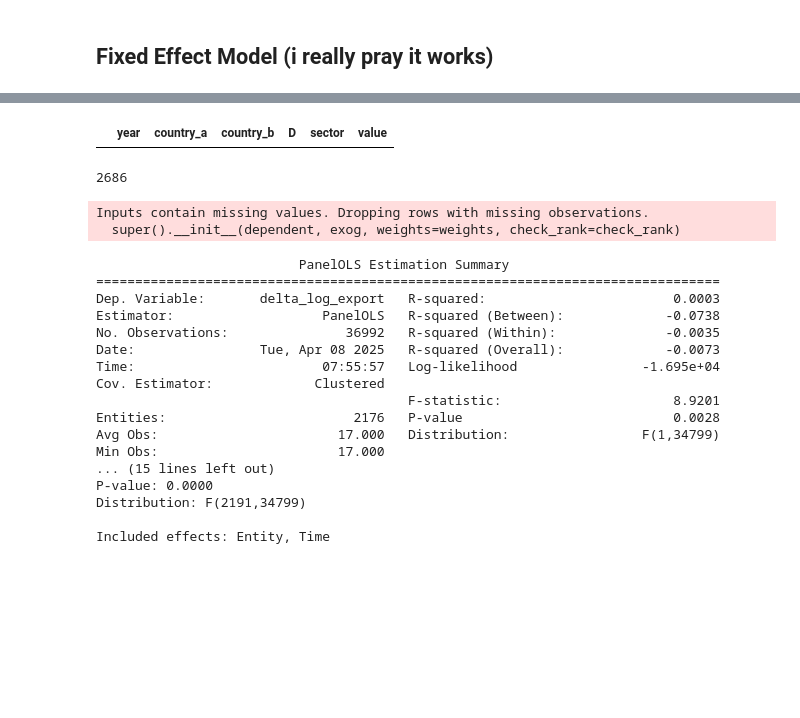
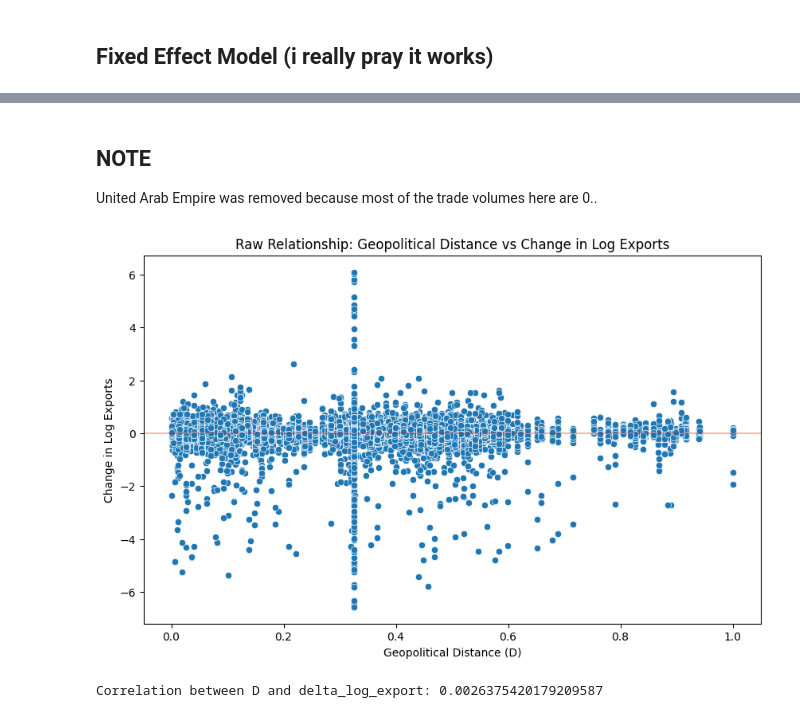
Before and after one commit to Saptow/T5G1, a Jupyter notebook: model/fixedeffect.ipynb, the cells around one changed output, grey strips where cells are left out. Cells and saved outputs as stored; diff of their text form; code cells hidden in the pictures; blank space fills up the shorter version.

```diff
--- a/model/fixedeffect.ipynb
+++ b/model/fixedeffect.ipynb
@@ -12,0 +42,3 @@ combined=pd.concat([training_data,test_data],axis=0)
+# %%
+test_df['sentiment_index'] = 0.5 * (test_df['sentiment_index_export'] + test_df['sentiment_index_import'])
+test_df=test_df.drop(['country_a_import','country_b_import','sentiment_index_export','sentiment_index_import','tradeagreementindex_import','un_dist_import'],axis=1)
@@ -19,2 +84,6 @@ combined['composite_d']=(-1)*0.5*combined['tradeagreementindex']+(-1)*0.5*combin
 combined=combined.drop(columns=['sentiment_index','tradeagreementindex'],axis=1)
+# %% [markdown]
+## NOTE
+
+United Arab Empire was removed because most of the trade volumes here are 0..
 # %%
@@ -30,4 +90,0 @@ df = df[(df['country_a'] != 'ARE') & (df['country_b'] != 'ARE')]
-# %%
-df[df['value']==0]
-# %% [output]
-|  | year | country_a | country_b | D | sector | value |
@@ -39,48 +90,0 @@ df[df['value']==0]
-# %%
-df['delta_log_export'].isna().sum()
-# %% [output]
-2686
-# %%
-df=df.sort_values(['country_a','country_b','sector','year'])
-df['log_export']=np.log(df['value'])
-df['delta_log_export']=df.groupby(['country_a', 'country_b', 'sector'])['log_export'].diff()
-df['entity_id'] = df['country_a'] + '_' + df['country_b'] + '_' + df['sector']
-
-# Now create the proper 2-level MultiIndex for PanelOLS
-
-panel_data = df.set_index(['entity_id', 'year'])
-
-# # # Now run the model
-formula = 'delta_log_export ~ D + EntityEffects + TimeEffects'
-model = PanelOLS.from_formula(formula, panel_data)
-results = model.fit(cov_type='clustered', cluster_entity=True)
-print(results)
-# all_years = range(df['year'].min(), df['year'].max() + 1)
-# all_entities = df['entity_id'].unique()
-# full_index = pd.MultiIndex.from_product(
-#     [all_entities, all_years],
-#     names=['entity_id', 'year']
-# )
-
-# # Reindex to include all years, filling missing rows with NaN
-# panel_data = panel_data.reindex(full_index)
-# %% [output]
-Inputs contain missing values. Dropping rows with missing observations.
-  super().__init__(dependent, exog, weights=weights, check_rank=check_rank)
-                          PanelOLS Estimation Summary
-================================================================================
-Dep. Variable:       delta_log_export   R-squared:                        0.0003
-Estimator:                   PanelOLS   R-squared (Between):             -0.0738
-No. Observations:               36992   R-squared (Within):              -0.0035
-Date:                Tue, Apr 08 2025   R-squared (Overall):             -0.0073
-Time:                        07:55:57   Log-likelihood                -1.695e+04
-Cov. Estimator:             Clustered
-                                        F-statistic:                      8.9201
-Entities:                        2176   P-value                           0.0028
-Avg Obs:                       17.000   Distribution:                 F(1,34799)
-Min Obs:                       17.000
-... (15 lines left out)
-P-value: 0.0000
-Distribution: F(2191,34799)
-
-Included effects: Entity, Time
@@ -87 +103,21 @@ Included effects: Entity, Time
+# %%
+# Exploratory data analysis
+import matplotlib.pyplot as plt
+import seaborn as sns
+
+# Check the raw relationship
+plt.figure(figsize=(10, 6))
+sns.scatterplot(x='D', y='delta_log_export', data=df.dropna(subset=['delta_log_export']))
+plt.title('Raw Relationship: Geopolitical Distance vs Change in Log Exports')
+plt.xlabel('Geopolitical Distance (D)')
+plt.ylabel('Change in Log Exports')
+plt.axhline(y=0, color='r', linestyle='-', alpha=0.3)
+plt.show()
+
+# Look at the correlation
+correlation = df.dropna(subset=['delta_log_export'])[['D', 'delta_log_export']].corr()
+print("Correlation between D and delta_log_export:", correlation.iloc[0, 1])
+# %% [output]
+[figure, added]
+Correlation between D and delta_log_export: 0.0026375420179209587
 # %%
```
Also changed, not shown: parts of 18 cells of this notebook, 3 other files.
